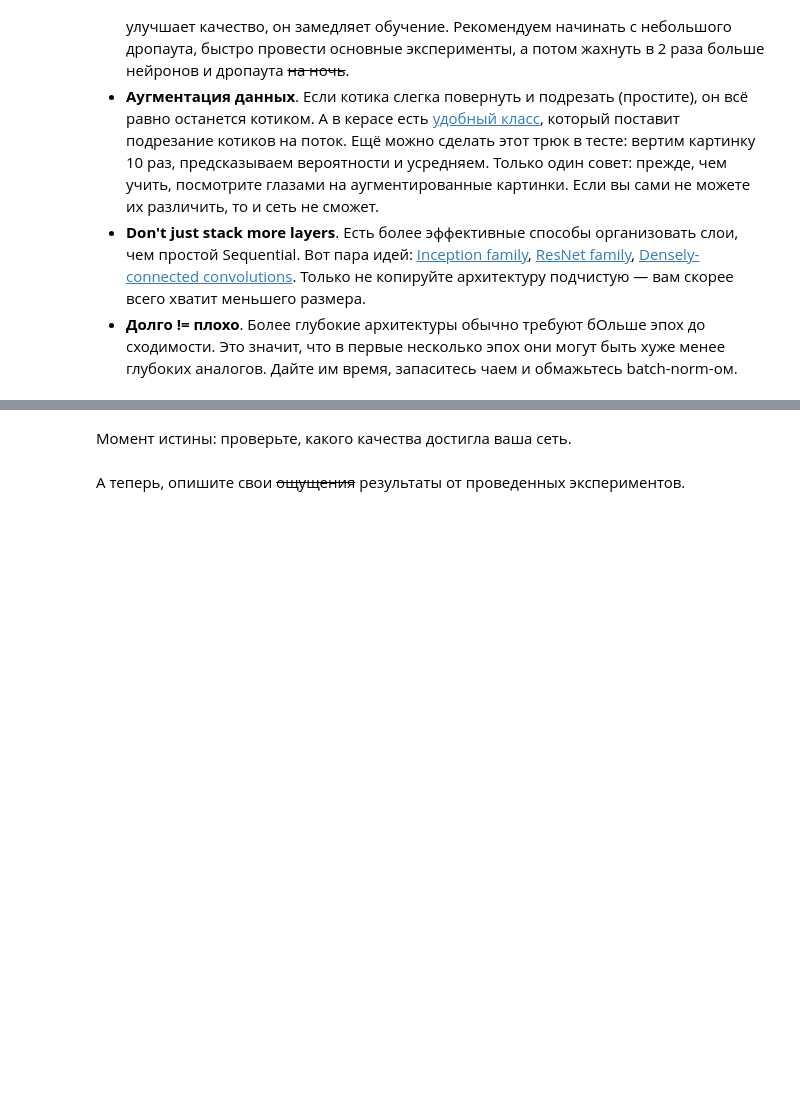
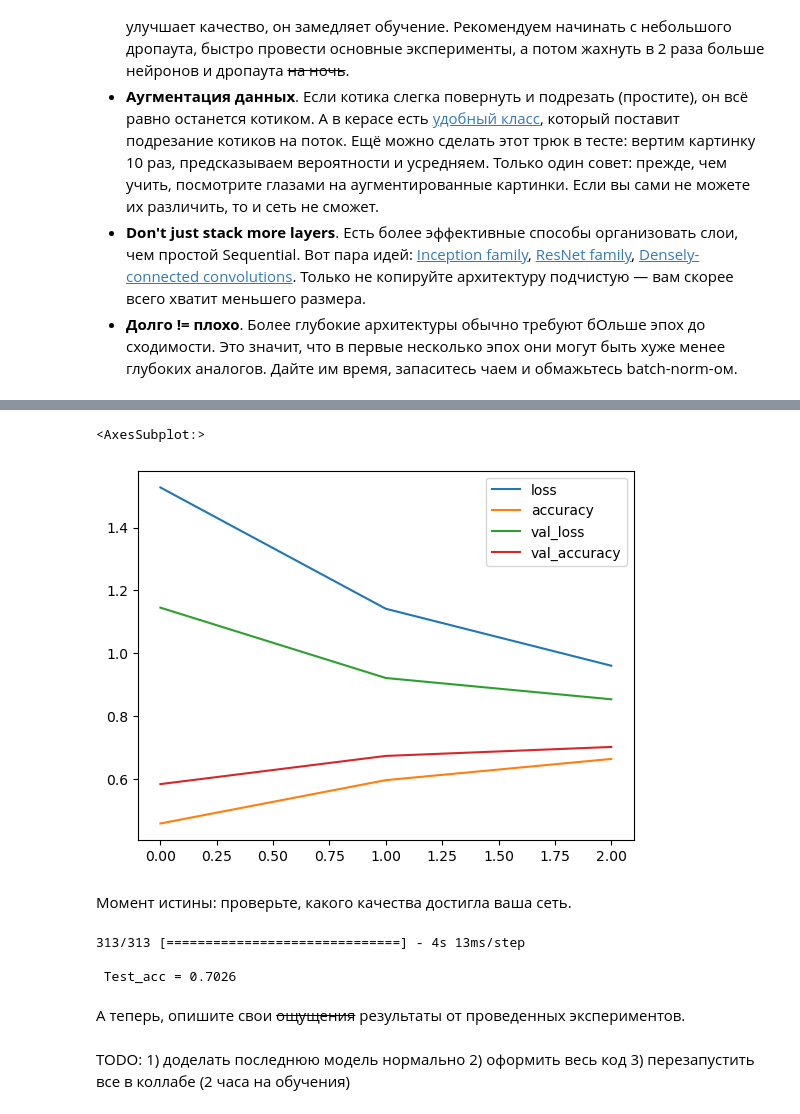
Before and after one commit to idknoo/ml, a Jupyter notebook: works neural networks/intro_to_NN_(hw).ipynb, the cells around one changed output, grey strips where cells are left out. Saved outputs shown, nothing was run; the diff lists cells and outputs as text; code cells hidden in the pictures; blank space fills up the shorter version.

```diff
--- a/works neural networks/intro_to_NN_(hw).ipynb
+++ b/works neural networks/intro_to_NN_(hw).ipynb
@@ -707,14 +923,26 @@ TODO: 1) сверточные сети нормальные с батчами п
+# %%
+import pandas as pd
+pd.DataFrame(history5.history).plot()
+# %% [output]
+<AxesSubplot:>
+[figure, added]
 # %% [markdown]
 Момент истины: проверьте, какого качества достигла ваша сеть.
 # %%
 from sklearn.metrics import accuracy_score
 
-predict_x=model.predict(X_test)
+predict_x=model.predict(x_test)
 classes_x=np.argmax(predict_x,axis=1)
 
 test_acc = accuracy_score(y_test, classes_x)
 print("\n Test_acc =", test_acc)
 if test_acc > 0.8:
     print("Это победа!")
+# %% [output]
+313/313 [==============================] - 4s 13ms/step
+
+ Test_acc = 0.7026
 # %% [markdown]
 А теперь, опишите свои <s>ощущения</s> результаты от проведенных экспериментов.
+# %% [markdown]
+TODO: 1) доделать последнюю модель нормально 2) оформить весь код 3) перезапустить все в коллабе (2 часа на обучения)
```
Also changed, not shown: parts of 51 cells of this notebook.
